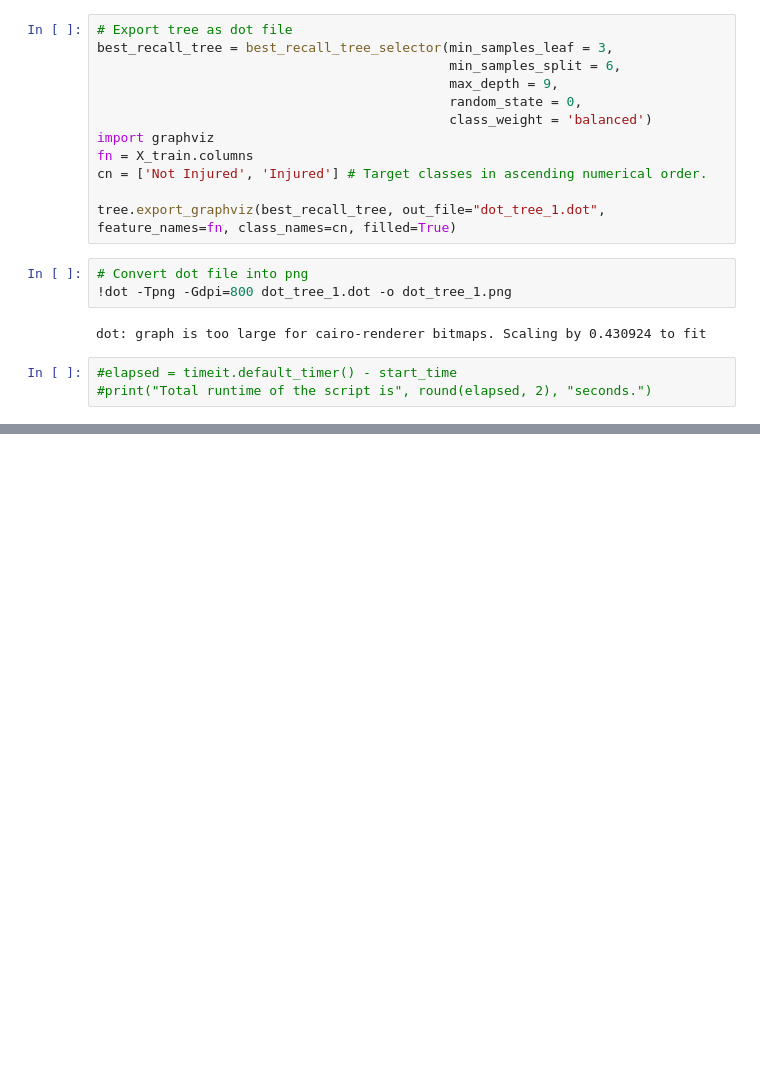
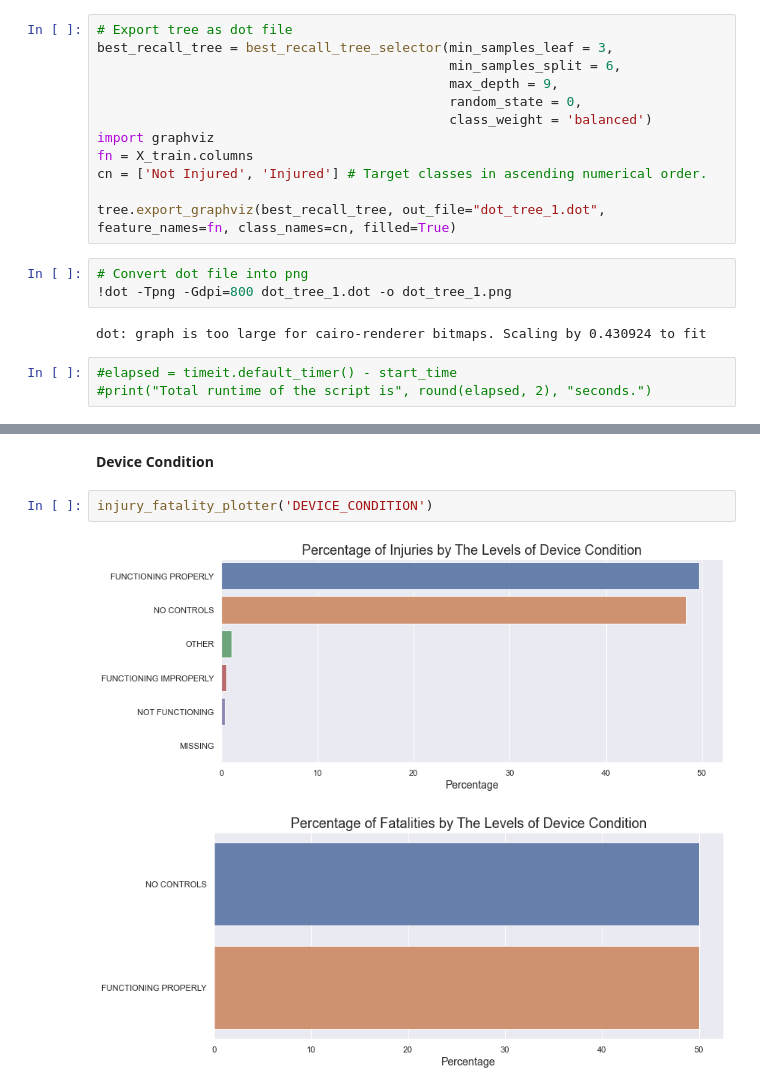
Before and after one commit to shantanu156/vision_zero_chicago_project, a Jupyter notebook: Sprint 4/ender-4.ipynb, the cells around one changed output, grey strips where cells are left out. Cells and saved outputs as stored; diff of their text form; blank space fills up the shorter version.

```diff
--- a/Sprint 4/ender-4.ipynb
+++ b/Sprint 4/ender-4.ipynb
@@ -912,0 +1123,7 @@ dot: graph is too large for cairo-renderer bitmaps. Scaling by 0.430924 to fit
+# %% [markdown]
+**Device Condition**
+# %%
+injury_fatality_plotter('DEVICE_CONDITION')
+# %% [output]
+[figure, added]
+[figure, added]
```
Also changed, not shown: parts of 39 cells of this notebook.
